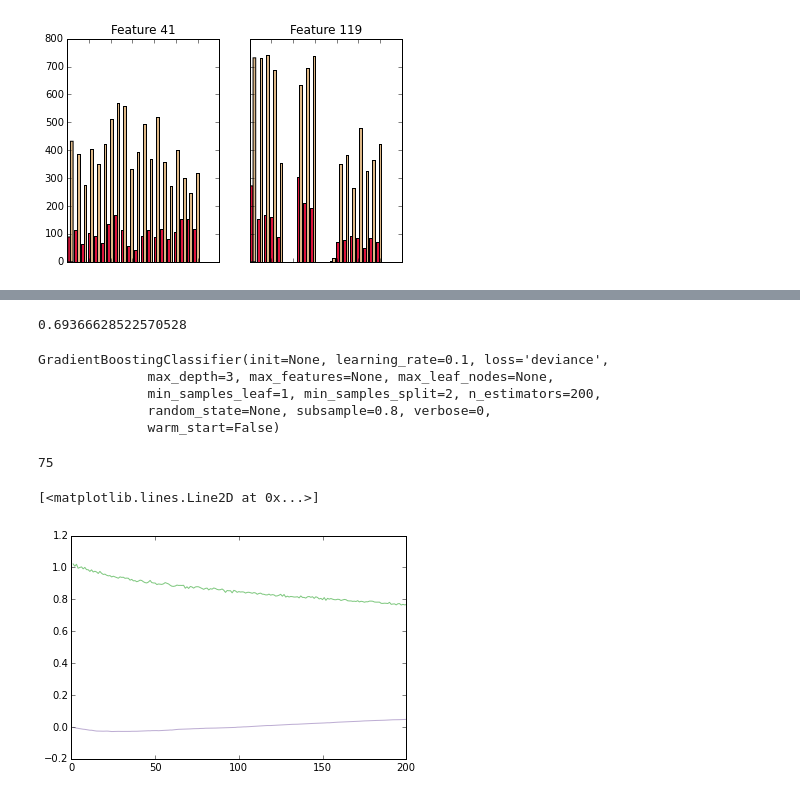
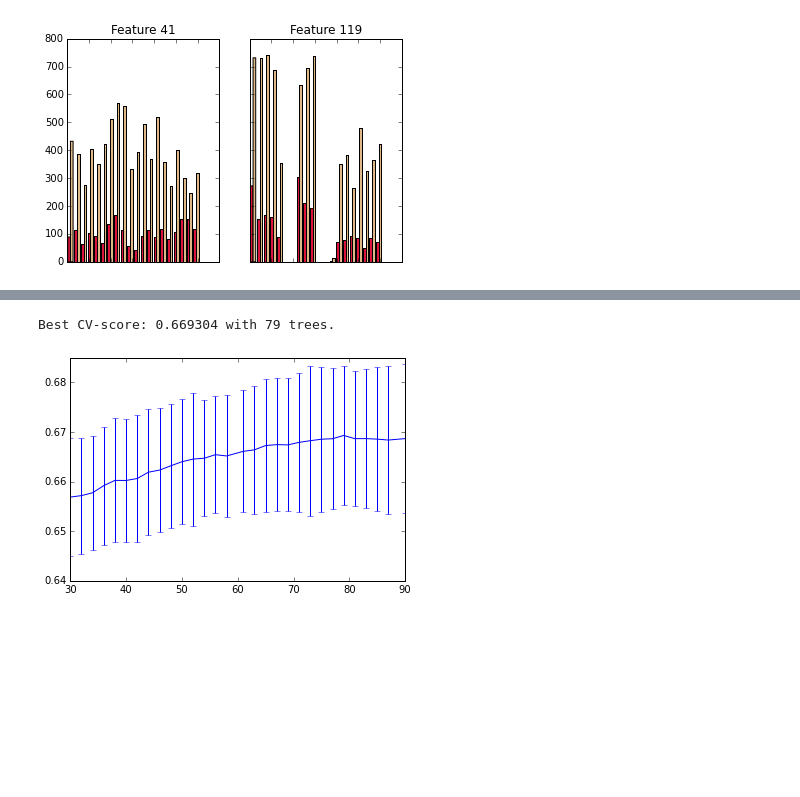
Before and after one commit to dudevil/dm-chemistry, a Jupyter notebook: eda.ipynb, the cells around one changed output, grey strips where cells are left out. Drawn from its saved outputs; the diff is of its cells as text; code cells hidden in the pictures; blank space fills up the shorter version.

```diff
--- a/eda.ipynb
+++ b/eda.ipynb
@@ -205,51 +250,25 @@ for good_f, bad_f in zip(featues_best, features_worst):
 # %%
 from sklearn.ensemble import GradientBoostingClassifier
 from sklearn.cross_validation import cross_val_score
 from sklearn.metrics import auc
 from sklearn.decomposition import PCA
 
+n_trials = 30
 pca = PCA(n_components=0.999)
 X_reduced = pca.fit_transform(X_scaled)
 
-gbc = GradientBoostingClassifier(n_estimators=50)
-scores = cross_val_score(gbc, X_scaled, y=Y.as_matrix().reshape(n_samples), scoring='roc_auc', cv=3)
+n_trees = np.linspace(30, 90, n_trials, dtype=np.int)
+cv_scores = np.zeros((n_trials, 2), dtype=np.float)
+
+for i, n_estimators in enumerate(n_trees):
+    gbc = GradientBoostingClassifier(n_estimators=n_estimators)
+    scores = cross_val_score(gbc, X_reduced, y=Y.values.flatten(), scoring='roc_auc', cv=5)
+    cv_scores[i, 0] = scores.mean()
+    cv_scores[i, 1] = scores.std()
+
+#plt.plot(neighbors, cv_scores[:, 0])
+plt.errorbar(n_trees, cv_scores[:, 0], yerr=cv_scores[:, 1])
+print('Best CV-score: %f with %d trees.' % (np.max(cv_scores[:, 0]), n_trees[np.argmax(cv_scores[:, 0])]))
+# %% [output]
+Best CV-score: 0.669304 with 79 trees.
+[figure, added]
-# %%
-scores.mean()
-# %% [output]
-0.69366628522570528
-# %%
-import matplotlib.pyplot as plt
-
-# обучим gbm с заведомо большим числом деревьев, чтобы потом оценить оптимальное число деревьев (см. ячейку ниже)
-# кстати делать это будем в пространстве главных компонент, объясняющих 99.9 % дисперсии
-pca = PCA(n_components=0.999)
-X_reduced = pca.fit_transform(X_scaled)
-
-n_trees = 200
-
-gbc = GradientBoostingClassifier(n_estimators=n_trees, subsample=.8)
-gbc.fit(X_reduced, y=Y.as_matrix().reshape(n_samples))
-# %% [output]
-GradientBoostingClassifier(init=None, learning_rate=0.1, loss='deviance',
-              max_depth=3, max_features=None, max_leaf_nodes=None,
-              min_samples_leaf=1, min_samples_split=2, n_estimators=200,
-              random_state=None, subsample=0.8, verbose=0,
-              warm_start=False)
-# %%
-# оказывается таких компонент 75
-pca.n_components_
-# %% [output]
-75
-# %%
-oob_color = list(map(lambda x: x / 256.0, (190, 174, 212)))
-test_color = list(map(lambda x: x / 256.0, (127, 201, 127)))
-
-# построим графики ошибки на обучении и Out-of-Bag
-# по мотивам: http://scikit-learn.org/stable/auto_examples/ensemble/plot_gradient_boosting_oob.html
-iterations = np.arange(n_trees) + 1
-
-plt.plot(iterations, gbc.train_score_, label='Train Error', color=test_color)
-plt.plot(iterations, -np.cumsum(gbc.oob_improvement_), label='Out-of-Bag Error', color=oob_color)
-# %% [output]
-[<matplotlib.lines.Line2D at 0x...>]
-[figure, removed]
```
Also changed, not shown: parts of 12 cells of this notebook.
